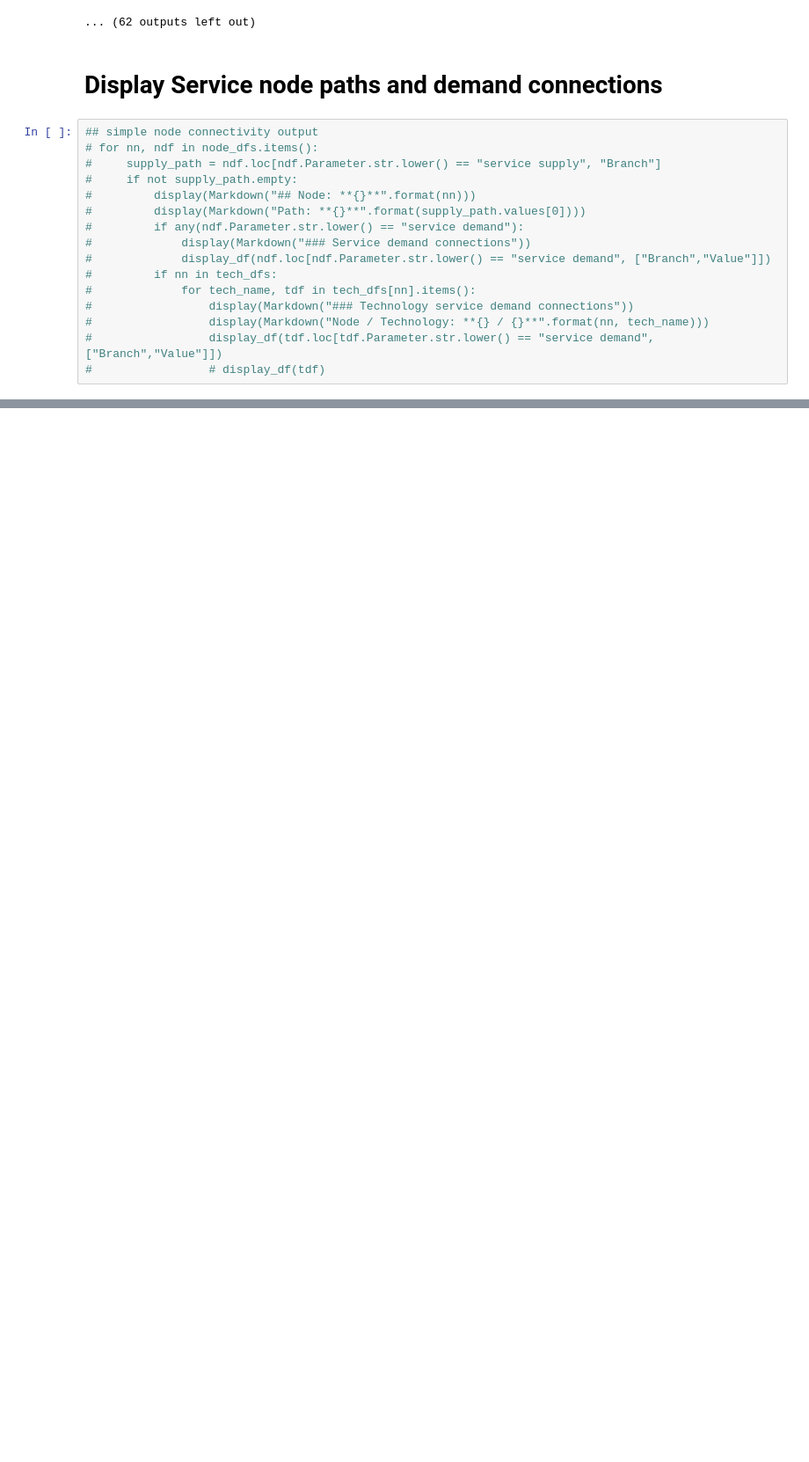
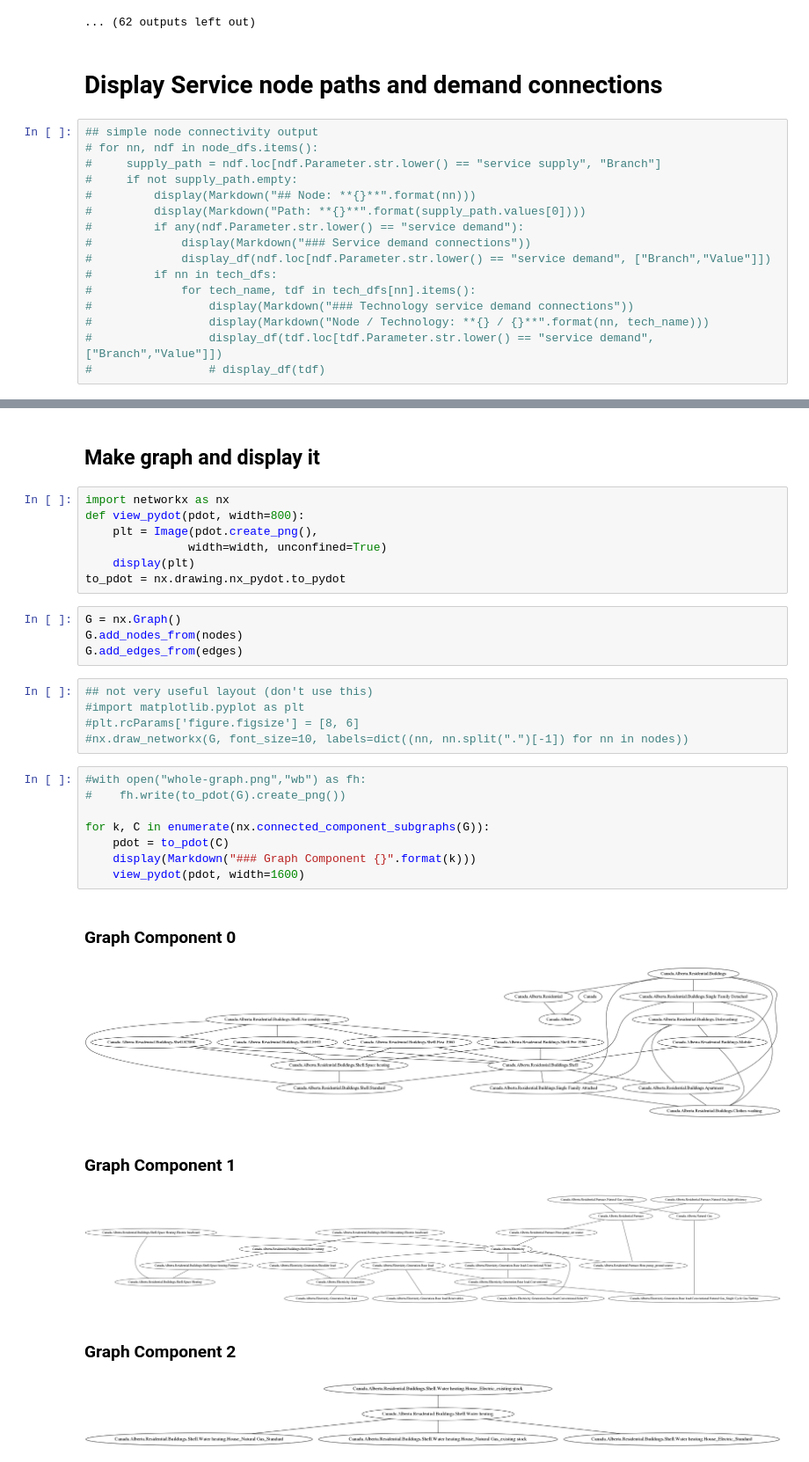
Before and after one commit to EMRG-SFU/cims, a Jupyter notebook: temp/read_model.ipynb, the cells around one changed output, grey strips where cells are left out. Shown at 88% size. Drawn from its saved outputs; the diff is of its cells as text; blank space fills up the shorter version.

Commit message:
Added graph construction and visualization (using networkx)
Former-commit-id: 3aaffe541847c570cba1a850cad7d6505ae313f0

```diff
--- a/temp/read_model.ipynb
+++ b/temp/read_model.ipynb
@@ -309,0 +317,33 @@ from node 'Canada.Alberta.Residential.Buildings.Shell.Space Heating'
+# %% [markdown]
+## Make graph and display it
+# %%
+import networkx as nx
+def view_pydot(pdot, width=800):
+    plt = Image(pdot.create_png(),
+               width=width, unconfined=True)
+    display(plt)
+to_pdot = nx.drawing.nx_pydot.to_pydot
+# %%
+G = nx.Graph()
+G.add_nodes_from(nodes)
+G.add_edges_from(edges)
+# %%
+## not very useful layout (don't use this)
+#import matplotlib.pyplot as plt
+#plt.rcParams['figure.figsize'] = [8, 6]
+#nx.draw_networkx(G, font_size=10, labels=dict((nn, nn.split(".")[-1]) for nn in nodes))
+# %%
+#with open("whole-graph.png","wb") as fh:
+#    fh.write(to_pdot(G).create_png())
+
+for k, C in enumerate(nx.connected_component_subgraphs(G)):
+    pdot = to_pdot(C)
+    display(Markdown("### Graph Component {}".format(k)))
+    view_pydot(pdot, width=1600)
+# %% [output]
+### Graph Component 0
+[figure, added]
+### Graph Component 1
+[figure, added]
+### Graph Component 2
+[figure, added]
```
Also changed, not shown: parts of 6 cells of this notebook, 1 other file.
